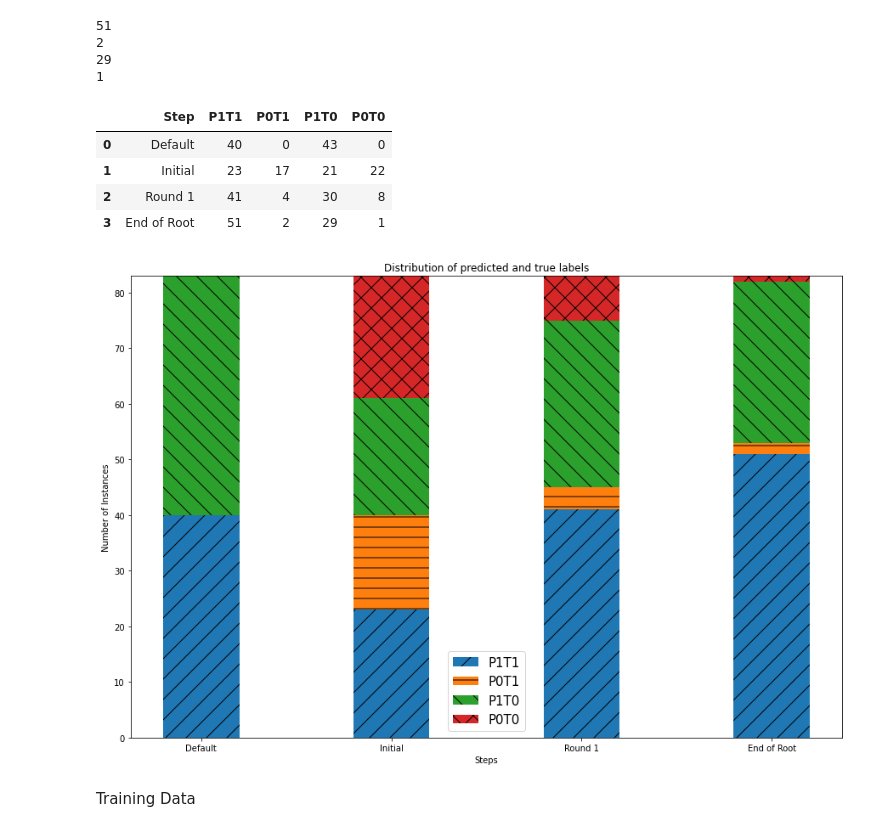
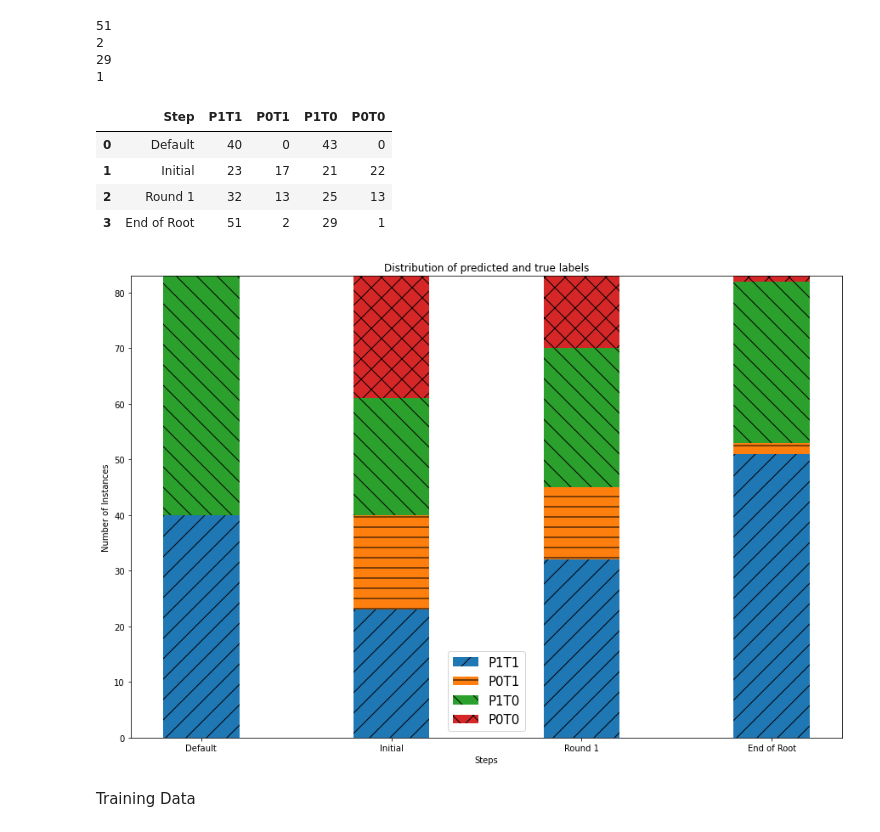
Before and after one commit to ambareeshvaidya/cp_outcome, a Jupyter notebook: new analysis/Misclassified visualization.ipynb, the cells around one changed output. Cells and saved outputs as stored; diff of their text form; code cells hidden in the pictures.

```diff
--- a/new analysis/Misclassified visualization.ipynb
+++ b/new analysis/Misclassified visualization.ipynb
@@ -338,41 +340,41 @@ print(len(test_df[(test_df['Time 3']==0) & (test_df['PLabel 3']==0)]))
 29
 1
 # %%
-d = {'Step': ['Default', 'Initial', 'Round 1', 'End of Root'], 'P1T1': [40,23,41,51], 'P0T1': [0,17,4,2], 'P1T0': [43,21,30,29], 'P0T0': [0,22,8,1]}
+d = {'Step': ['Default', 'Initial', 'Round 1', 'End of Root'], 'P1T1': [40,23,32,51], 'P0T1': [0,17,13,2], 'P1T0': [43,21,25,29], 'P0T0': [0,22,13,1]}
 table = pd.DataFrame(data=d)
 table
 # %% [output]
 |  | Step | P1T1 | P0T1 | P1T0 | P0T0 |
 | 0 | Default | 40 | 0 | 43 | 0 |
 | 1 | Initial | 23 | 17 | 21 | 22 |
-| 2 | Round 1 | 41 | 4 | 30 | 8 |
+| 2 | Round 1 | 32 | 13 | 25 | 13 |
 | 3 | End of Root | 51 | 2 | 29 | 1 |
 # %%
 Step = ['Default', 'Initial', 'Round 1', 'End of Root']
-P1T1 = [40,23,41,51]
-P0T1 = [0,17,4,2]
-P1T0 = [43,21,30,29]
-P0T0 = [0,22,8,1]
+P1T1 = [40,23,32,51]
+P0T1 = [0,17,13,2]
+P1T0 = [43,21,25,29]
+P0T0 = [0,22,13,1]
+
+
 
 sum_1_2 = np.add(P1T1, P0T1).tolist()
 sum_1_2_3 = np.add(sum_1_2, P1T0).tolist()
-
 
 fig, ax = plt.subplots(figsize=(15,10))
 
 plt.bar(Step, P1T1, hatch = '/', label = 'P1T1', width = 0.4)
 plt.bar(Step, P0T1, bottom = P1T1, hatch = '-', label = 'P0T1', width = 0.4)
 plt.bar(Step, P1T0, bottom = sum_1_2, hatch = '\\', label = 'P1T0', width = 0.4)
 plt.bar(Step, P0T0, bottom = sum_1_2_3, hatch = 'X', label = 'P0T0', width = 0.4)
 
-
 plt.xlabel('Steps')
 plt.ylabel('Number of Instances')
 plt.title('Distribution of predicted and true labels')
 plt.legend(fontsize = 15)
 plt.show()
 # %% [output]
-[figure, old version]
+[figure, new version]
 # %% [markdown]
 Training Data
 # %%
```
Also changed, not shown: parts of 10 cells of this notebook, 22 other files.
